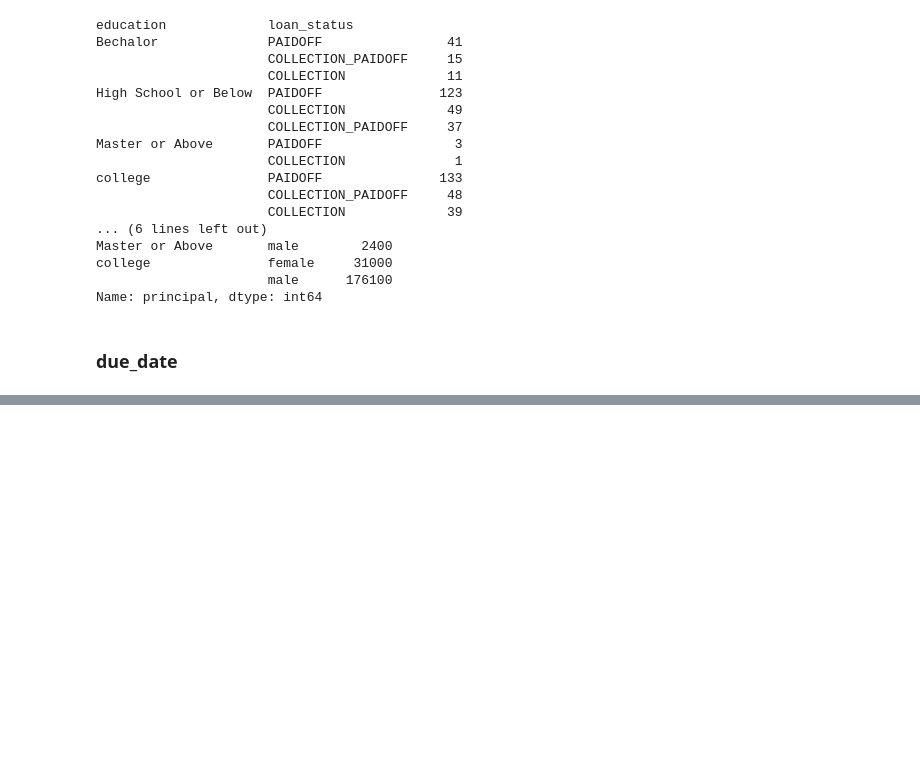
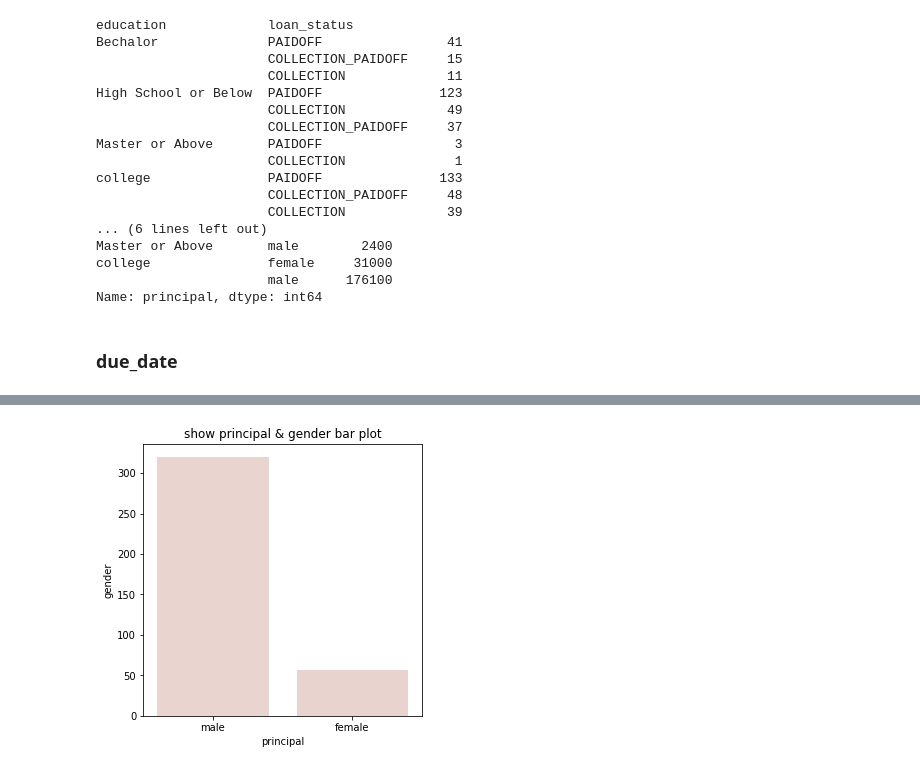
Before and after one commit to choisawyou/Kaggle, a Jupyter notebook: loan_data/loan_data.ipynb, the cells around one changed output, grey strips where cells are left out. Cells and saved outputs as stored; diff of their text form; code cells hidden in the pictures; blank space fills up the shorter version.

```diff
--- a/loan_data/loan_data.ipynb
+++ b/loan_data/loan_data.ipynb
@@ -569,0 +736,7 @@ Name: principal, dtype: int64
+# %%
+# loan status 문자를 encoder를 통해서 숫자로 변경
+# 머신러닝이나 딥러닝을 돌릴때에는 이과정이 필수 !
+from sklearn.preprocessing import LabelEncoder
+le = LabelEncoder()
+
+data['loan_status']=le.fit_transform(data['loan_status'])
@@ -569,0 +758,13 @@ Name: principal, dtype: int64
+# %%
+# 1000불을 빌린사람들의 남여비율
+plt.figure(figsize=(5,5))
+ax = sns.barplot(x = data[data['principal']==1000].gender.value_counts().index,
+                y=data[data['principal']== 1000].gender.value_counts().values,
+                palette = sns.cubehelix_palette(120))
+
+plt.xlabel('principal')
+plt.ylabel('gender')
+plt.title('show principal & gender bar plot')
+plt.show()
+# %% [output]
+[figure, added]
```
Also changed, not shown: parts of 38 cells of this notebook.
